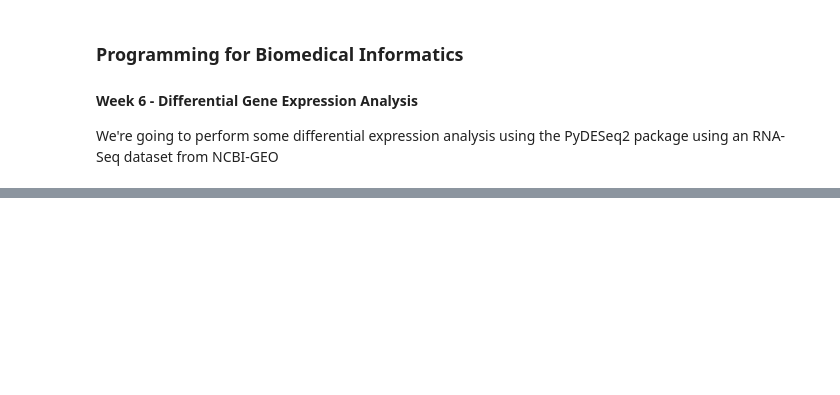
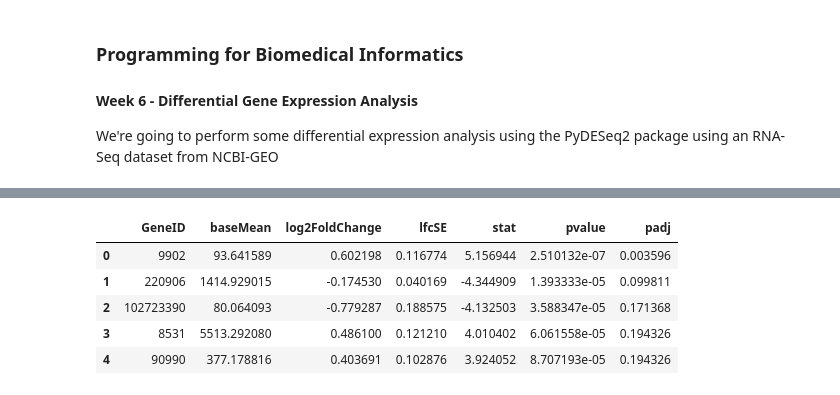
Before and after one commit to jfk1327/pbi, a Jupyter notebook: week6/week6_lecture10_notebook2.ipynb, the cells around one changed output, grey strips where cells are left out. Drawn from its saved outputs; the diff is of its cells as text; code cells hidden in the pictures; blank space fills up the shorter version.

Commit message:
worked through the lecture 2 on gene expression analysis

```diff
--- a/week6/week6_lecture10_notebook2.ipynb
+++ b/week6/week6_lecture10_notebook2.ipynb
@@ -339,15 +502,24 @@ stat_res.summary()
 # %%
 results = stat_res.results_df
 
 sorted_results = results.sort_values(by='pvalue', ascending=True)
 
 #convert the GeneID column to integers
 sorted_results.index = sorted_results.index.map(int)
 sorted_results.reset_index(inplace=True)
 
 sorted_results.head()
 
 # it's clear here that the p-value adjustment is very heavily penalising the p-values
+## Only one pass the p-value, and the adjustment lost a four fold thing
+t## THe variance across the genes are huge
+# %% [output]
+|  | GeneID | baseMean | log2FoldChange | lfcSE | stat | pvalue | padj |
+| 0 | 9902 | 93.641589 | 0.602198 | 0.116774 | 5.156944 | 2.510132e-07 | 0.003596 |
+| 1 | 220906 | 1414.929015 | -0.174530 | 0.040169 | -4.344909 | 1.393333e-05 | 0.099811 |
+| 2 | 102723390 | 80.064093 | -0.779287 | 0.188575 | -4.132503 | 3.588347e-05 | 0.171368 |
+| 3 | 8531 | 5513.292080 | 0.486100 | 0.121210 | 4.010402 | 6.061558e-05 | 0.194326 |
+| 4 | 90990 | 377.178816 | 0.403691 | 0.102876 | 3.924052 | 8.707193e-05 | 0.194326 |
 # %%
 # optionally save the results
 # if SAVE:
```
Also changed, not shown: parts of 28 cells of this notebook.
